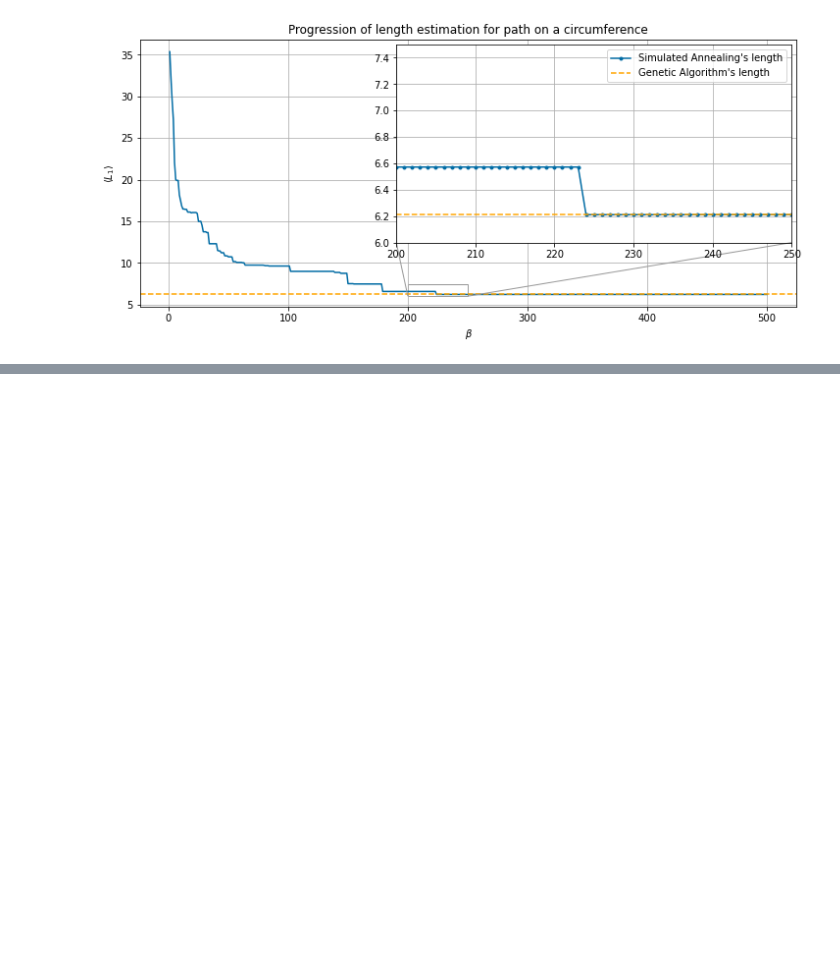
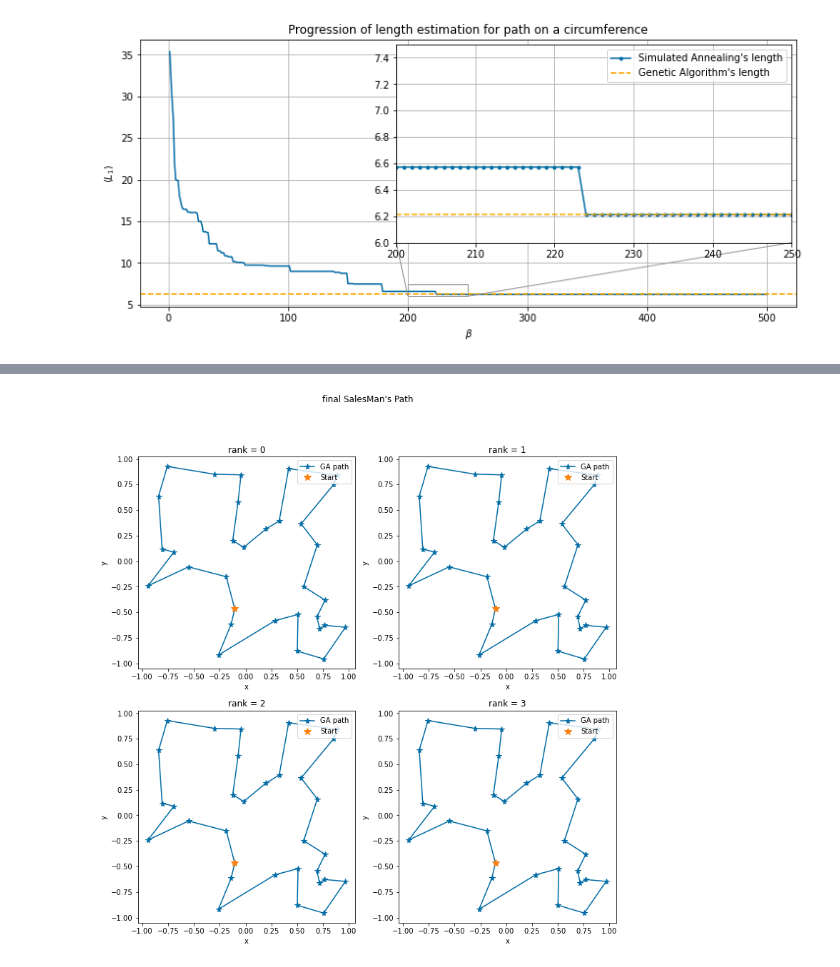
Before and after one commit to pyros-cyber/lsn, a Jupyter notebook: exercise10/exercise10.ipynb, the cells around one changed output, grey strips where cells are left out. Drawn from its saved outputs; the diff is of its cells as text; code cells hidden in the pictures; blank space fills up the shorter version.

```diff
--- a/exercise10/exercise10.ipynb
+++ b/exercise10/exercise10.ipynb
@@ -158,0 +191,4 @@ Our model falls into the **Single Program Multiple Data (SPMD)** model, where th
+# %%
+paraplots('final', 'square')
+# %% [output]
+[figure, added]
```
Also changed, not shown: parts of 9 cells of this notebook.
